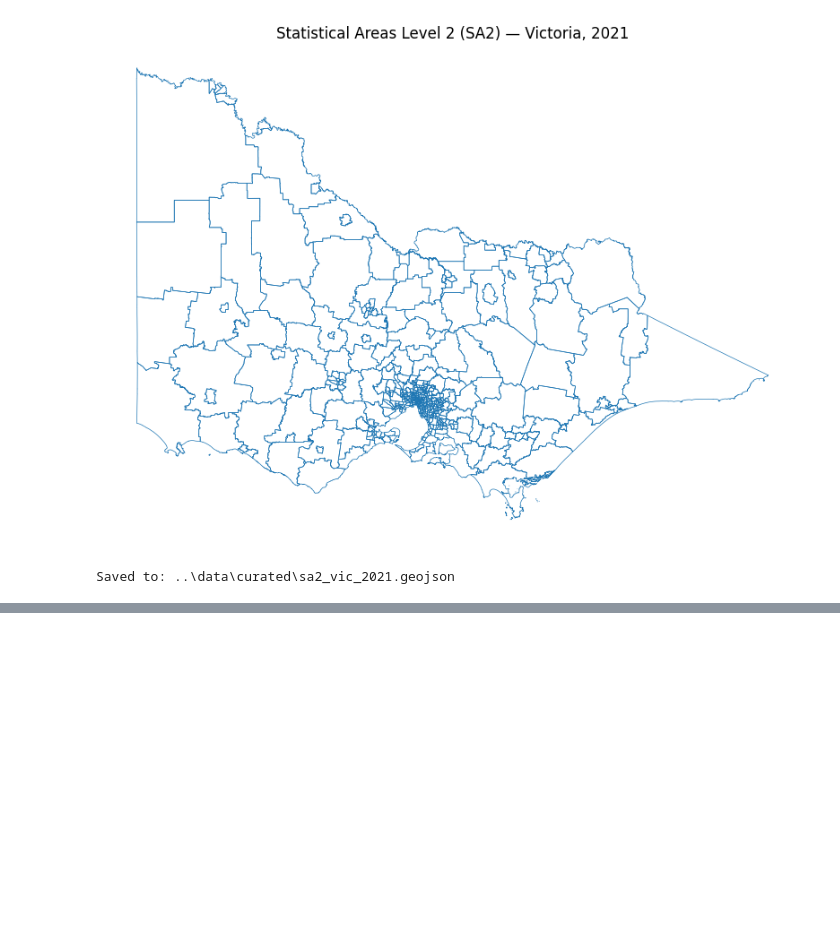
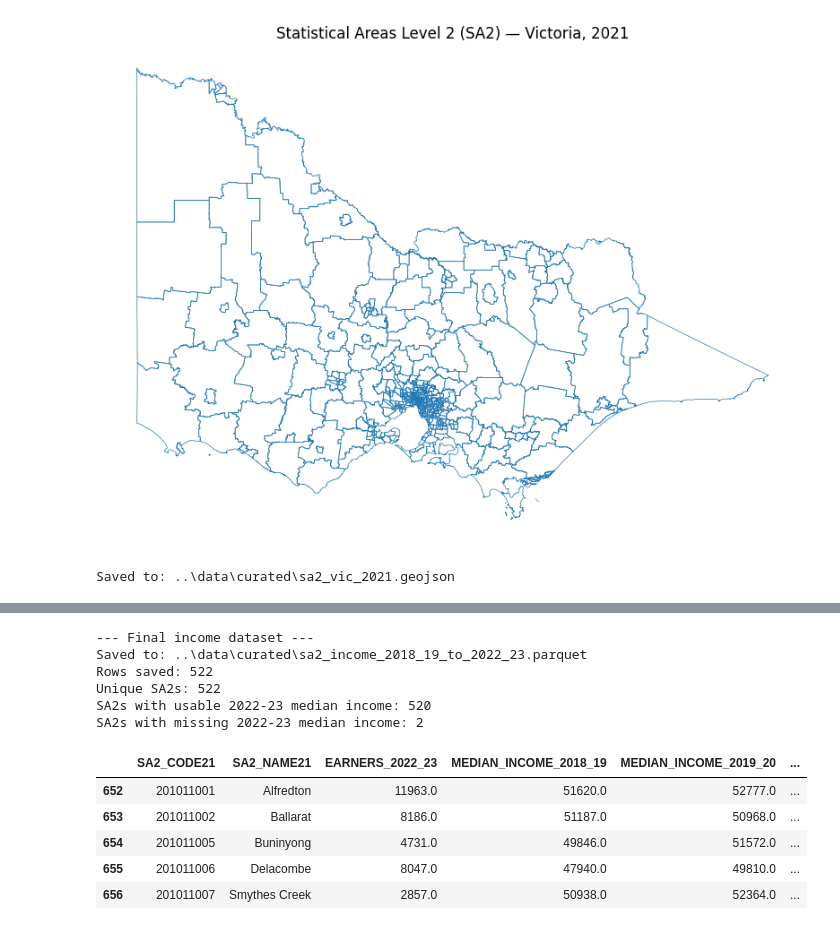
Before and after one commit to mdharmawan19/industry-project-group-55, a Jupyter notebook: notebooks/04_abs_sa2_crosswalk.ipynb, the cells around one changed output, grey strips where cells are left out. Drawn from its saved outputs; the diff is of its cells as text; code cells hidden in the pictures; blank space fills up the shorter version.

```diff
--- a/notebooks/04_abs_sa2_crosswalk.ipynb
+++ b/notebooks/04_abs_sa2_crosswalk.ipynb
@@ -68,0 +477,60 @@ Saved to: ..\data\curated\sa2_vic_2021.geojson
+# %%
+# ============================================================
+# Finalise and save Victorian SA2 income data
+# ============================================================
+
+# Keep the cleaned Victorian SA2 income dataset.
+# Missing income for non-residential / zero-population SA2s is
+# intentionally left as missing rather than imputed.
+
+income_clean = income_vic[
+    [
+        "SA2_CODE21",
+        "SA2_NAME21",
+        "EARNERS_2022_23",
+        "MEDIAN_INCOME_2018_19",
+        "MEDIAN_INCOME_2019_20",
+        "MEDIAN_INCOME_2020_21",
+        "MEDIAN_INCOME_2021_22",
+        "MEDIAN_INCOME_2022_23",
+        "MEAN_INCOME_2022_23"
+    ]
+].copy()
+
+# Save cleaned SA2 income data
+OUTPUT_INCOME = Path(
+    "../data/curated/sa2_income_2018_19_to_2022_23.parquet"
+)
+
+income_clean.to_parquet(
+    OUTPUT_INCOME,
+    index=False
+)
+
+print("--- Final income dataset ---")
+print(f"Saved to: {OUTPUT_INCOME}")
+print(f"Rows saved: {len(income_clean)}")
+print(f"Unique SA2s: {income_clean['SA2_CODE21'].nunique()}")
+print(
+    "SA2s with usable 2022-23 median income:",
+    income_clean["MEDIAN_INCOME_2022_23"].notna().sum()
+)
+print(
+    "SA2s with missing 2022-23 median income:",
+    income_clean["MEDIAN_INCOME_2022_23"].isna().sum()
+)
+
+display(income_clean.head())
+# %% [output]
+--- Final income dataset ---
+Saved to: ..\data\curated\sa2_income_2018_19_to_2022_23.parquet
+Rows saved: 522
+Unique SA2s: 522
+SA2s with usable 2022-23 median income: 520
+SA2s with missing 2022-23 median income: 2
+|  | SA2_CODE21 | SA2_NAME21 | EARNERS_2022_23 | MEDIAN_INCOME_2018_19 | MEDIAN_INCOME_2019_20 | ... |
+| 652 | 201011001 | Alfredton | 11963.0 | 51620.0 | 52777.0 | ... |
+| 653 | 201011002 | Ballarat | 8186.0 | 51187.0 | 50968.0 | ... |
+| 654 | 201011005 | Buninyong | 4731.0 | 49846.0 | 51572.0 | ... |
+| 655 | 201011006 | Delacombe | 8047.0 | 47940.0 | 49810.0 | ... |
+| 656 | 201011007 | Smythes Creek | 2857.0 | 50938.0 | 52364.0 | ... |
```
Also changed, not shown: parts of 7 cells of this notebook.
